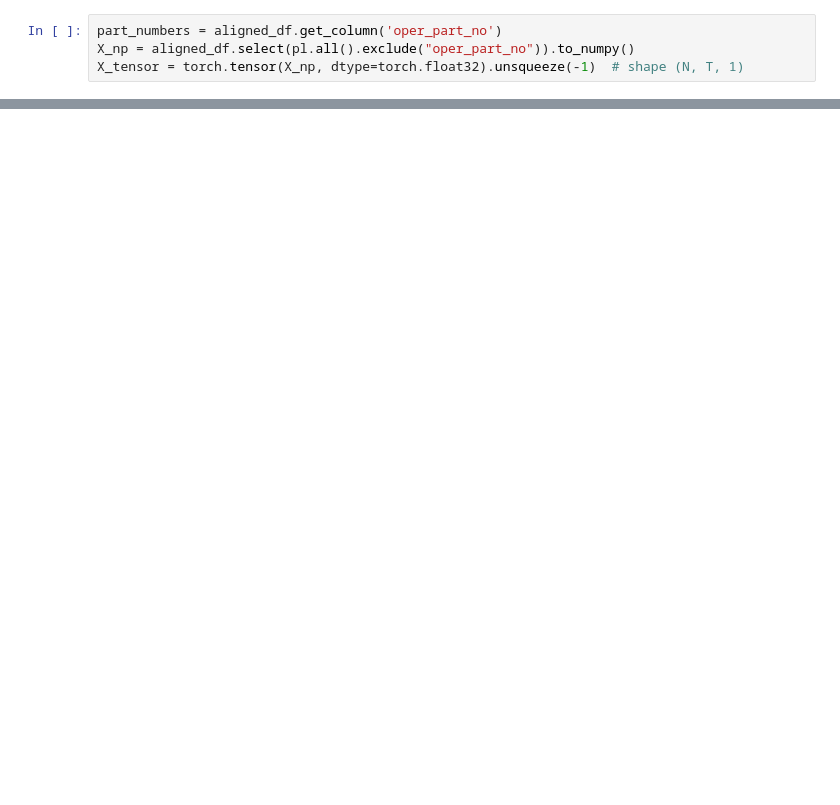
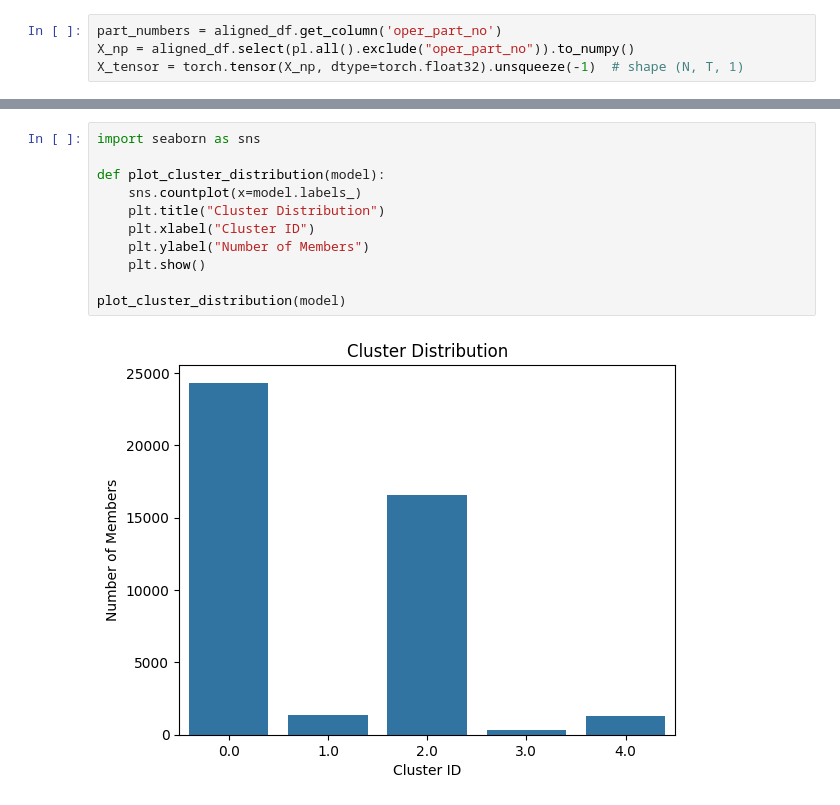
Before and after one commit to LeeKwanHyeong/data_research, a Jupyter notebook: models/clustering/k-shape/k_shape_model_test.ipynb, the cells around one changed output, grey strips where cells are left out. Drawn from its saved outputs; the diff is of its cells as text; blank space fills up the shorter version.

```diff
--- a/models/clustering/k-shape/k_shape_model_test.ipynb
+++ b/models/clustering/k-shape/k_shape_model_test.ipynb
@@ -97,0 +184,13 @@ NotImplementedError: The operator 'aten::_linalg_eigh.eigenvalues' is not curren
+# %%
+import seaborn as sns
+
+def plot_cluster_distribution(model):
+    sns.countplot(x=model.labels_)
+    plt.title("Cluster Distribution")
+    plt.xlabel("Cluster ID")
+    plt.ylabel("Number of Members")
+    plt.show()
+
+plot_cluster_distribution(model)
+# %% [output]
+[figure, added]
```
Also changed, not shown: parts of 6 cells of this notebook, 1 other file.
